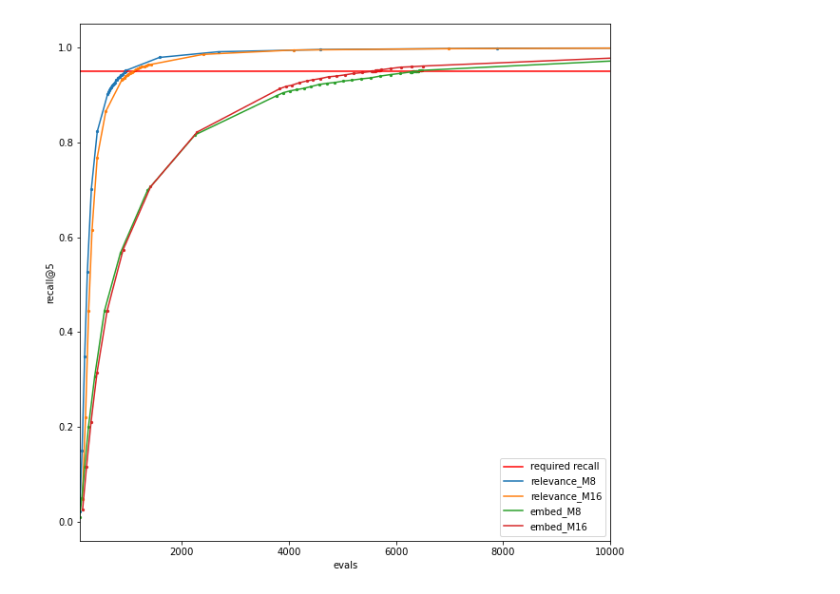
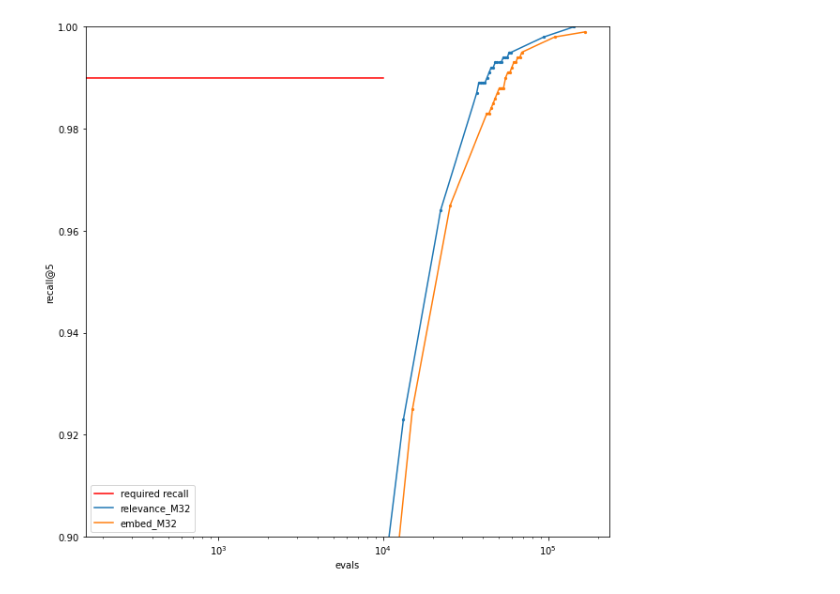
Before and after one commit to Andrew-Angrew/rpg, a Jupyter notebook: rpg_vs_hnsw.ipynb, the cells around one changed output. Saved outputs shown, nothing was run; the diff lists cells and outputs as text; code cells hidden in the pictures.

```diff
--- a/rpg_vs_hnsw.ipynb
+++ b/rpg_vs_hnsw.ipynb
@@ -252,7 +282,7 @@ def bench_cmd(cmd):
             cmd_out.append(line)
             for stat_name, prefix, suff_len in [
                 ("relevance", "Average relevance: ", 1),
-                ("recall", "Recall@5: ", 1),
+                ("recall", "Recall@{}: ".format(RECALL_TOP_LEN), 1),
                 ("time", "Average query time: ", 3),
                 ("evals", "Average number of model computations: ", 1)
             ]:
@@ -261,7 +291,7 @@ def bench_cmd(cmd):
     return res, "".join(cmd_out)
 
 def run_search(graph_path, scores_file, ef_ticks, dataset,
-               topK=5, result_file=None, n_threads=8, verbose=True,
+               topK=RECALL_TOP_LEN, result_file=None, n_threads=8, verbose=True,
                gt_file="groundtruth_test.bin"
               ):
     if result_file is None:
@@ -298,7 +328,9 @@ def run_search(graph_path, scores_file, ef_ticks, dataset,
 # %%
 def search_recall(graph_path, scores_file, dataset,
                   iterations=2, runs_per_iteration=None,
-                  recall_of_interest=RECALL_OF_INTEREST, n_threads=8,
+                  recall_of_interest=RECALL_OF_INTEREST,
+                  recall_top_len=RECALL_TOP_LEN,
+                  n_threads=8,
                   gt_file="groundtruth_test.bin"
                  ):
     if runs_per_iteration is None:
@@ -312,7 +344,7 @@ def search_recall(graph_path, scores_file, dataset,
                             runs_per_iteration, include_ends=(i==0))
         result_update = run_search(
             graph_path, scores_file, ef_ticks=ef_ticks,
-            dataset=dataset, n_threads=n_threads, gt_file=gt_file
+            dataset=dataset, topK=recall_top_len, n_threads=n_threads, gt_file=gt_file
         )
         cur_results = merge_results(result_update, cur_results)
         _, (lower_ef_search_bound, upper_ef_search_bound) = get_evals_for_recall(
@@ -362,7 +394,7 @@ def eval_hnsw_with_different_degree(
     dataset, dim, m_range=M_RANGE,
     check_model_scores=True, recalc=False
 ):
-    result_path = "data/{}/results_for_different_M.json".format(dataset)
+    result_path = "data/{}/evals_for_recall@{}_{}_for_different_M.json".format(dataset, RECALL_TOP_LEN, RECALL_OF_INTEREST)
     if os.path.isfile(result_path) and not recalc:
         with open(result_path) as fin:
             result = json.load(fin)
@@ -436,4 +468,4 @@ plot_evals_for_recall(glove_results)
 # %%
-deep_results = eval_hnsw_with_different_degree("deep1M", 96, check_model_scores=False)
+deep_results = eval_hnsw_with_different_degree("deep1M", 96, recalc=False, check_model_scores=False)
 plot_evals_for_recall(deep_results)
 # %% [output]
@@ -493,17 +510,16 @@ def plot_chosen_results(results, keys=None, xlim=None, ylim=None, x_log_scale=Fa
     plt.show()
 # %%
 plot_chosen_results(
-    sift_results,
+    deep_results,
     keys=[
-        "relevance_M8",
-        "relevance_M16",
-        "embed_M8",
-        "embed_M16",
+        "relevance_M32",
+        "embed_M32",
     ],
-    xlim=(100,10000),
-#     x_log_scale=True
+    ylim=(0.9, 1),
+#     xlim=(1000,10000),
+    x_log_scale=True
 )
 # %% [output]
-[figure, old version]
+[figure, new version]
 # %%
 raise StopIteration
```
Also changed, not shown: parts of 18 cells of this notebook, 1 other file.
